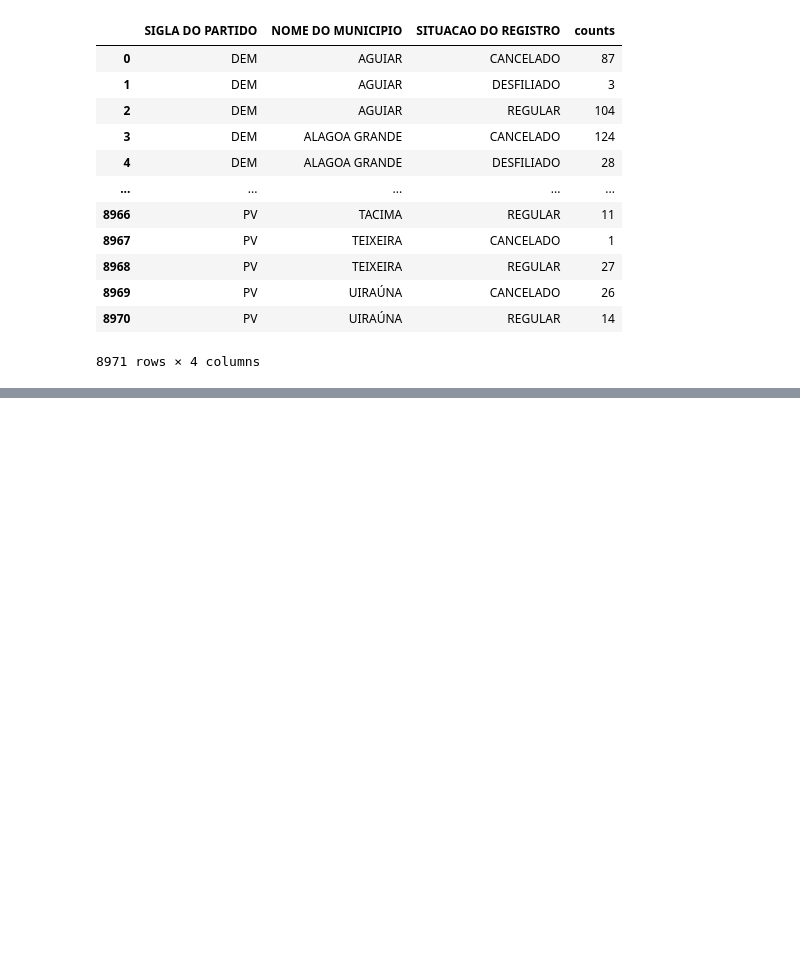
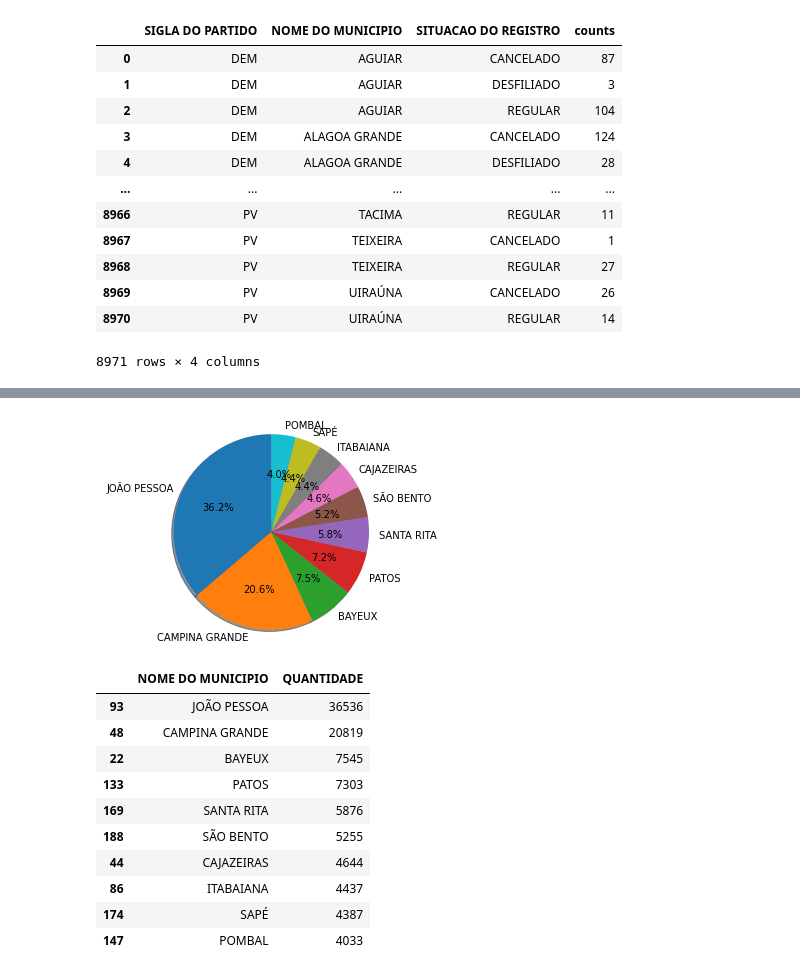
Before and after one commit to aurenivia/ICDFPP, a Jupyter notebook: ICD_Projeto.ipynb, the cells around one changed output, grey strips where cells are left out. Saved outputs shown, nothing was run; the diff lists cells and outputs as text; code cells hidden in the pictures; blank space fills up the shorter version.

```diff
--- a/ICD_Projeto.ipynb
+++ b/ICD_Projeto.ipynb
@@ -207,0 +242,36 @@ filiados_paraiba.groupby(by=["SIGLA DO PARTIDO", "NOME DO MUNICIPIO", "SITUACAO
+# %%
+#@title Registro Ativos de Pessoas Físicas em Partidos por MUNICÍPIO
+import seaborn as sns
+import matplotlib.pyplot as plt
+
+
+filiados_por_municipio = filiados_paraiba\
+  [filiados_paraiba['SITUACAO DO REGISTRO'] == "REGULAR"]\
+  .groupby(by=["NOME DO MUNICIPIO"])\
+  .size()\
+  .reset_index(name='QUANTIDADE')\
+  .sort_values(by="QUANTIDADE", ascending=False)\
+  .head(10)
+
+
+
+fig1, ax1 = plt.subplots()
+ax1.pie(filiados_por_municipio["QUANTIDADE"], labels=filiados_por_municipio["NOME DO MUNICIPIO"], autopct='%1.1f%%',
+        shadow=True, startangle=90)
+ax1.axis('equal')  # Equal aspect ratio ensures that pie is drawn as a circle.
+
+plt.show()
+filiados_por_municipio
+# %% [output]
+[figure, added]
+|  | NOME DO MUNICIPIO | QUANTIDADE |
+| 93 | JOÃO PESSOA | 36536 |
+| 48 | CAMPINA GRANDE | 20819 |
+| 22 | BAYEUX | 7545 |
+| 133 | PATOS | 7303 |
+| 169 | SANTA RITA | 5876 |
+| 188 | SÃO BENTO | 5255 |
+| 44 | CAJAZEIRAS | 4644 |
+| 86 | ITABAIANA | 4437 |
+| 174 | SAPÉ | 4387 |
+| 147 | POMBAL | 4033 |
```
Also changed, not shown: parts of 7 cells of this notebook.
